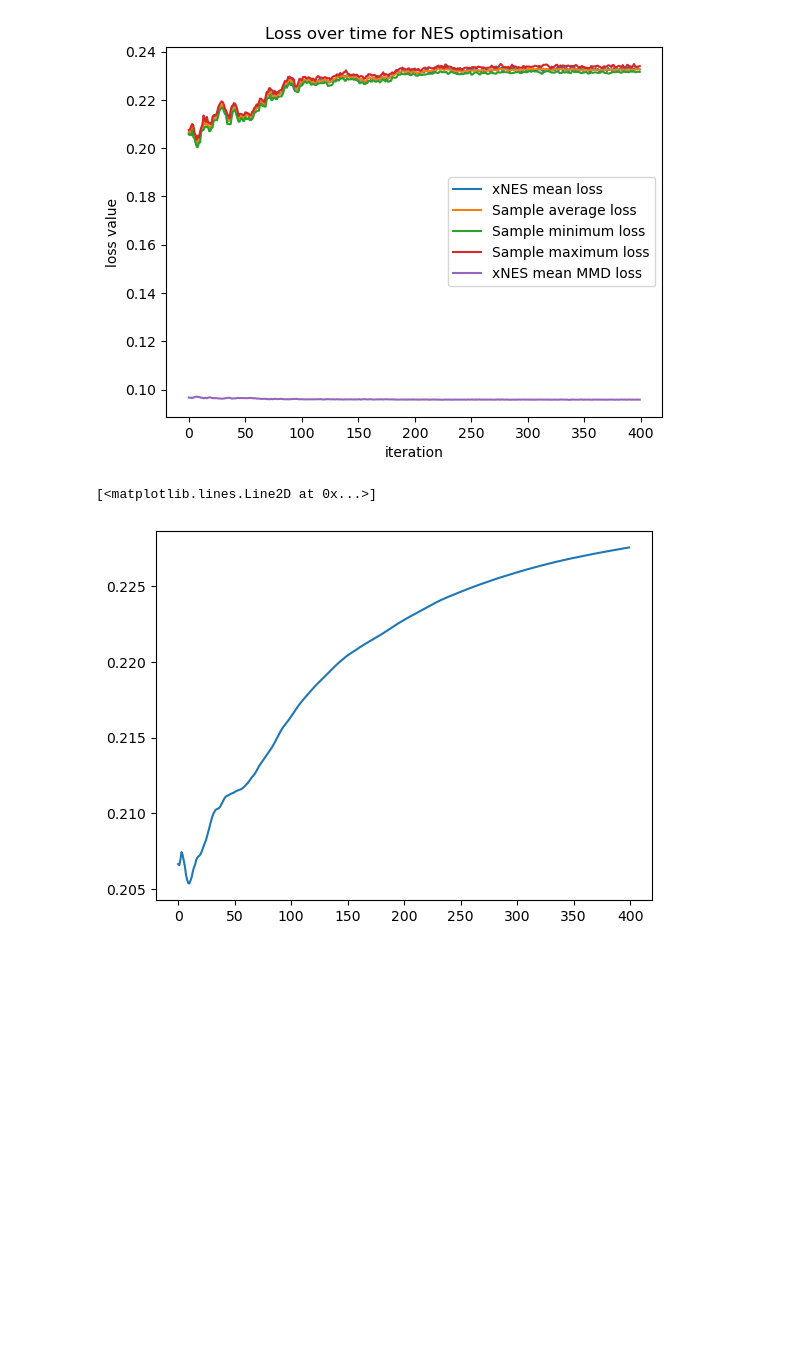
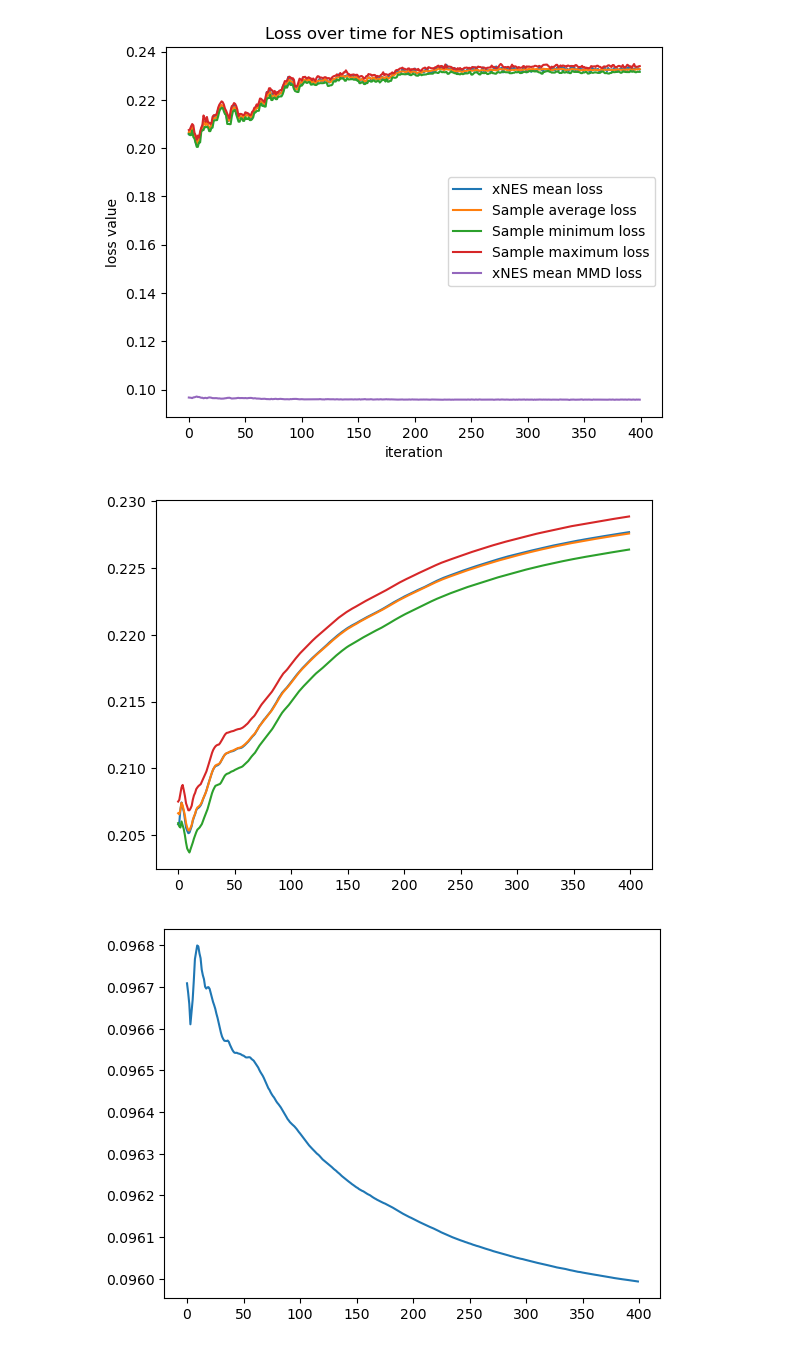
Before and after one commit to paopaoch/Mouse-V1, a Jupyter notebook: utils/nes_loss_plots.ipynb, the cells around one changed output. Cells and saved outputs as stored; diff of their text form; code cells hidden in the pictures; blank space fills up the shorter version.

```diff
--- a/utils/nes_loss_plots.ipynb
+++ b/utils/nes_loss_plots.ipynb
@@ -6,6 +7,7 @@ import matplotlib
 # matplotlib.rcParams.update({'font.size': 25})
 # %%
 loss_df = pd.read_csv(r"../data/losses.csv")
+loss_df["diff"] = loss_df["max"] - loss_df["min"]
 # %%
 plt.figure(figsize=(20,5))
 plt.plot(loss_df["mean"], label="xNES mean loss")
@@ -43,13 +45,23 @@ plt.show()
 # %% [output]
 [figure]
 # %%
-standing_average = []
-current = 0
-for i, loss in enumerate(loss_df["avg"]):
-    current += loss
-    standing_average.append(current / (i + 1))
+def plot_standing_average(array, show=True):
+    standing_average = []
+    current = 0
+    for i, loss in enumerate(array):
+        current += loss
+        standing_average.append(current / (i + 1))
+    plt.plot(standing_average)
+    if show:
+        plt.show()
-# %%
-plt.plot(standing_average)
-# %% [output]
-[<matplotlib.lines.Line2D at 0x...>]
-[figure, removed]
+# %%
+plot_standing_average(loss_df["mean"].to_numpy().squeeze(), show=False)
+plot_standing_average(loss_df["avg"].to_numpy().squeeze(), show=False)
+plot_standing_average(loss_df["min"].to_numpy().squeeze(), show=False)
+plot_standing_average(loss_df["max"].to_numpy().squeeze(), show=False)
+plt.show()
+
+plot_standing_average(loss_df["mmd"].to_numpy().squeeze())
+# %% [output]
+[figure, added]
+[figure, added]
```
Also changed, not shown: parts of 4 cells of this notebook, 4 other files.
